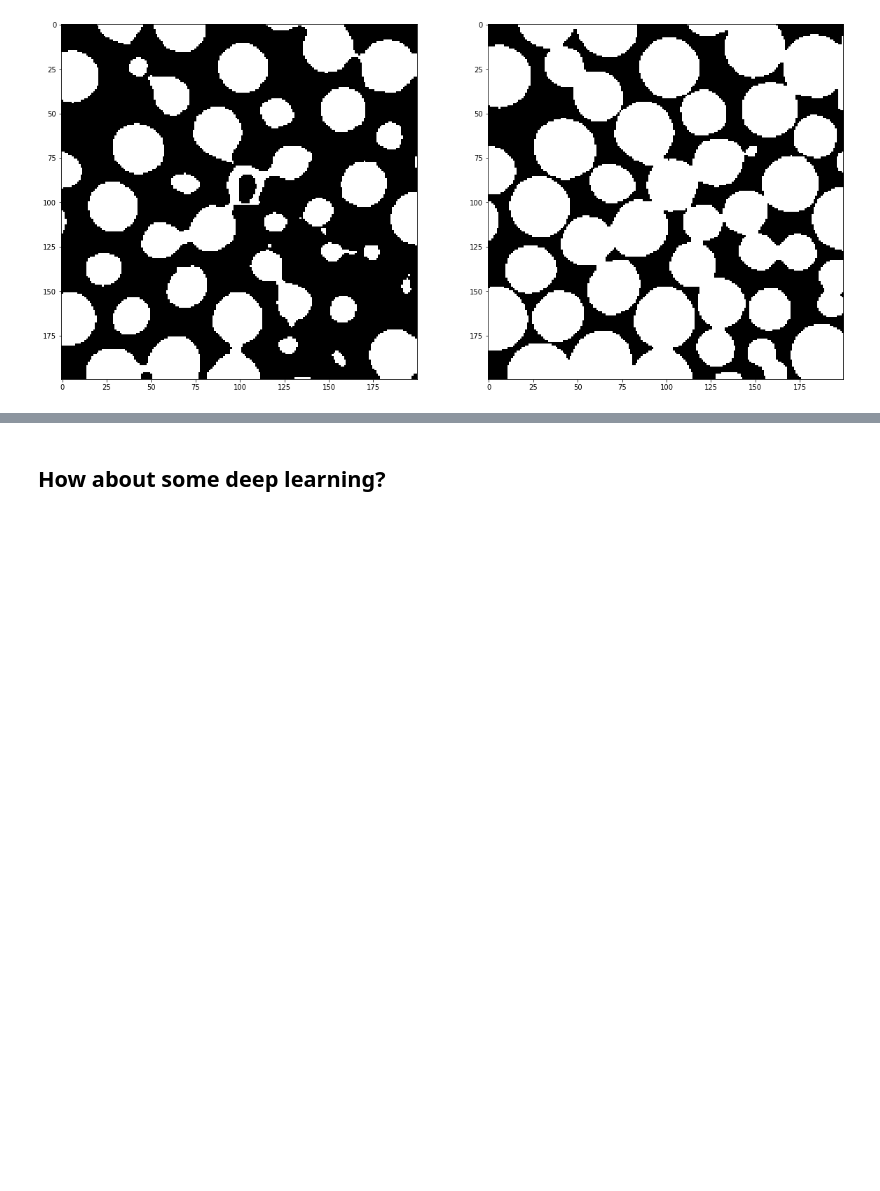
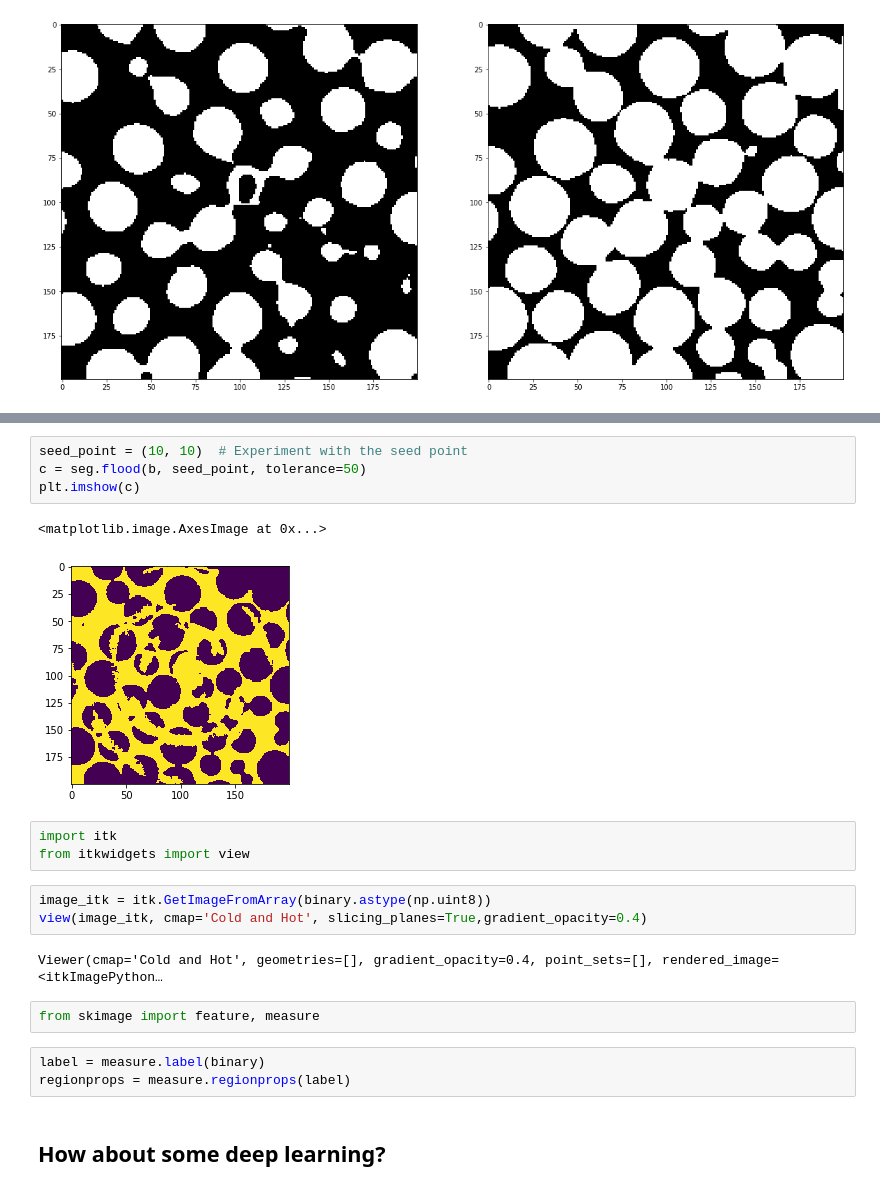
Before and after one commit to dani-lbnl/2019_als_user_meeting, a Jupyter notebook: danials19_wrkshp.ipynb, the cells around one changed output, grey strips where cells are left out. Saved outputs shown, nothing was run; the diff lists cells and outputs as text; blank space fills up the shorter version.

```diff
--- a/danials19_wrkshp.ipynb
+++ b/danials19_wrkshp.ipynb
@@ -190,3 +212,23 @@ imshowcmp(img2te[n,:,:],img2to[n,:,:],'gray')
+# %%
+seed_point = (10, 10)  # Experiment with the seed point
+c = seg.flood(b, seed_point, tolerance=50)
+plt.imshow(c)
+# %% [output]
+<matplotlib.image.AxesImage at 0x...>
+[figure, added]
+# %%
+import itk
+from itkwidgets import view
+# %%
+image_itk = itk.GetImageFromArray(binary.astype(np.uint8))
+view(image_itk, cmap='Cold and Hot', slicing_planes=True,gradient_opacity=0.4)
+# %% [output]
+Viewer(cmap='Cold and Hot', geometries=[], gradient_opacity=0.4, point_sets=[], rendered_image=<itkImagePython…
+# %%
+from skimage import feature, measure
+# %%
+label = measure.label(binary)
+regionprops = measure.regionprops(label)
 # %% [markdown]
 ## How about some deep learning?
 # %%
```
Also changed, not shown: parts of 6 cells of this notebook, 1 other file.
